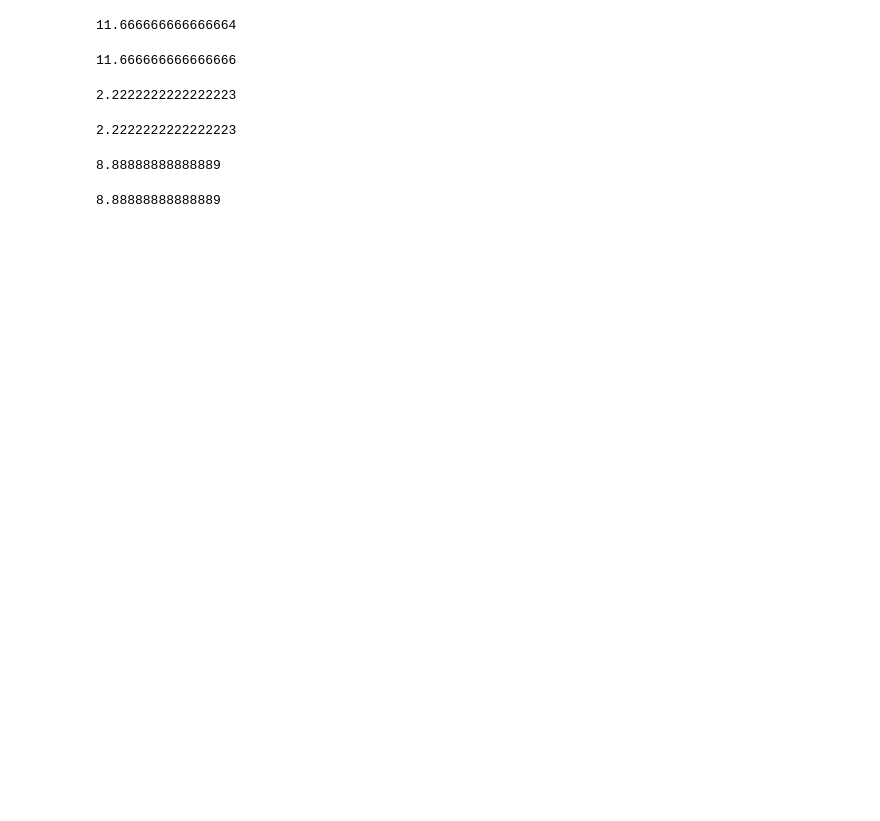
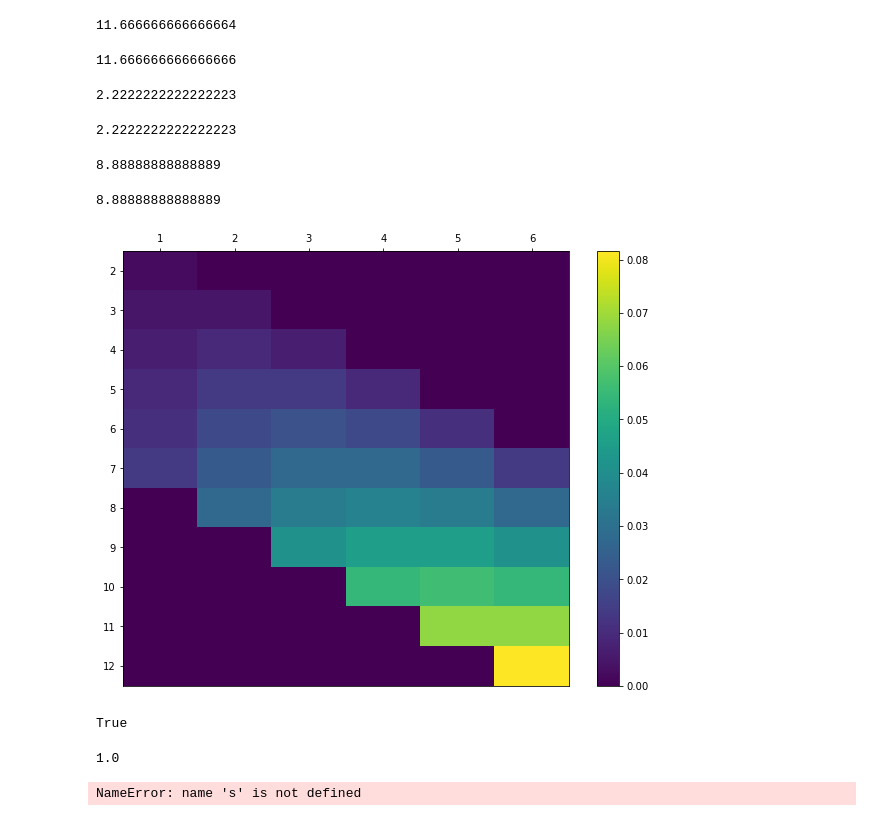
Before and after one commit to katuhito/python_statistics, a Jupyter notebook: Discrete random variable.ipynb, the cells around one changed output. Saved outputs shown, nothing was run; the diff lists cells and outputs as text; code cells hidden in the pictures; blank space fills up the shorter version.

```diff
--- a/Discrete random variable.ipynb
+++ b/Discrete random variable.ipynb
@@ -164,3 +164,28 @@ V(X, lambda x: 2*x + 3)
 2**2 * V(X)
 # %% [output]
 8.88888888888889
+# %%
+#2次元の離散型確率変数
+#同時確率分布
+#2次元の確率変数では、1次元の確率変数を2つ同時に扱い(X, Y)と表記する。
+# その振る舞いは、取り得る値の組み合わせの集合とその確率によって定まる。
+#同時確率分布
+#確率変数(X, Y)の振る舞いを同時に考えた分布のことを同時確率分布(同時分布)という。
+
+#イカサマサイコロAの出目をY、サイコロAの出目とサイコロBの出目の和をXとした2次元の確率分布を考えてみる。
+#このときXとYそれぞれの取り得る集合の値
+# Y {1,2,3,4,5,6}  X {2,3,4,5,6,7,8,9,10,11,12}
+
+#2次元確率分布の確率はxとｙを引数に取る関数とみることができる。
+#そのようなP(X=x, Y=y) = fxy(x,y)となる関数fxy(x,y)を同時確率関数という。
+
+#XとYの取り得る値の集合をそれぞれx_setとy_setとして定義する。
+x_set = np.arange(2, 13)
+y_set = np.arange(1, 7)
+# %%
+#次に動じ確率変数を定義する。
+def f_XY(x, y):
+    if 1 <= y <= 6 and 1 <= x - y <= 6:
+        return y * (x - y) / 441
+    else:
+        return 0
@@ -166,0 +195,28 @@ V(X, lambda x: 2*x + 3)
+# %%
+#確率分布をヒートマップを使って図示する
+prob = np.array([[f_XY(x_i, y_j) for y_j in y_set] for x_i in x_set])
+fig = plt.figure(figsize=(10, 8))
+ax = fig.add_subplot(111)
+c = ax.pcolor(prob)
+ax.set_xticks(np.arange(prob.shape[1]) + 0.5, minor=False)
+ax.set_yticks(np.arange(prob.shape[0]) + 0.5, minor=False)
+ax.set_xticklabels(np.arange(1, 7), minor=False)
+ax.set_yticklabels(np.arange(2, 13), minor=False)
+#ｙ軸を下が大きい数字になるように、上下逆転させる
+ax.invert_yaxis()
+#x軸の目盛りをグラフ上側に表示
+ax.xaxis.tick_top()
+fig.colorbar(c, ax=ax)
+plt.show()
+# %% [output]
+[figure, added]
+# %%
+#確率が必ず0以上になっているかどうかの確認
+np.all(prob >= 0)
+# %% [output]
+True
+# %%
+#確率の総和が1かどうかを確認
+np.sum(prob)
+# %% [output]
+1.0
@@ -166,0 +242,23 @@ V(X, lambda x: 2*x + 3)
+# %%
+#X,Yそれぞれについて確率の分布がどのようになっているか図示してみる
+prob_x = np.array([f_X(x_k) for x_k in x_set])
+prob_y = np.array([f_Y(y_k) for y_k in y_set])
+
+fig = plt.figure(figsize=(12,4))
+ax1 = fig.add_subplot(121)
+ax2 = fig.add_subplot(122)
+
+ax1.bar(x_set, prob_x)
+ax1.set_title('Xの周辺分布')
+ax1.set_xlabel('Xの取り得る値')
+ax1.set_ylabel('確率')
+ax1.set_xticks(x_set)
+
+ax2.bar(y_set, prob_y)
+ax2.set_title('Yの周辺分布')
+ax2.set_xlabel('Yの取り得る値')
+ax2.set_ylabel('確率')
+
+plt.show()
+# %% [output]
+NameError: name 's' is not defined
```
Also changed, not shown: parts of 4 cells of this notebook, 1 other file.
